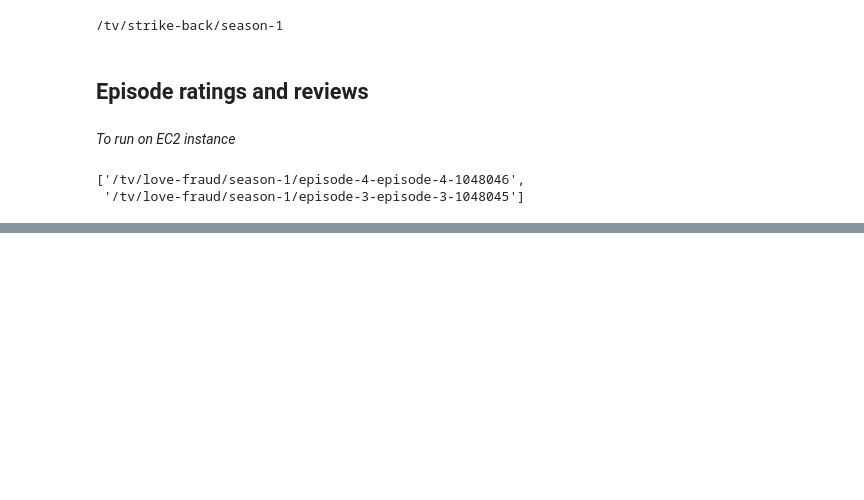
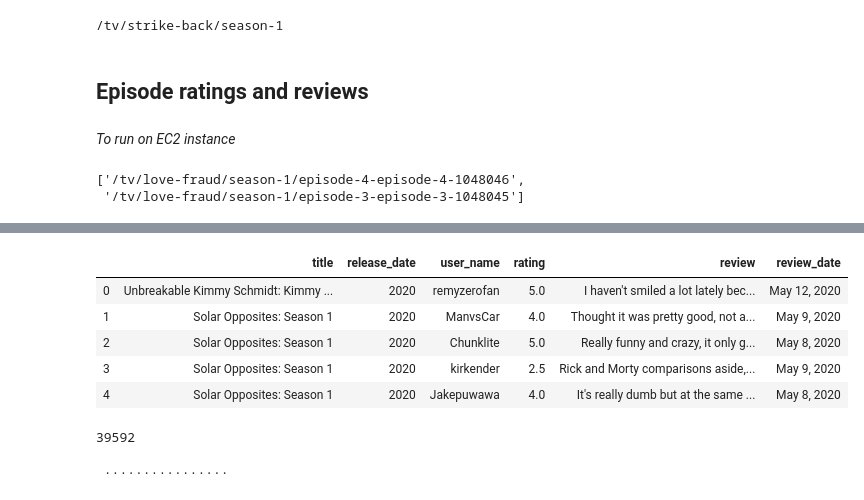
Before and after one commit to BloomTech-Labs/Groa-ds, a Jupyter notebook: web_scraping/Metacritic_scraper.ipynb, the cells around one changed output, grey strips where cells are left out. Drawn from its saved outputs; the diff is of its cells as text; code cells hidden in the pictures; blank space fills up the shorter version.

Commit message:
data cleaning and insert into DB

```diff
--- a/web_scraping/Metacritic_scraper.ipynb
+++ b/web_scraping/Metacritic_scraper.ipynb
@@ -605,0 +601,6 @@ TO DO:
+# %%
+import pandas as pd
+# Read the season_ratings and series_ratings csv files
+season = pd.read_csv('season_ratings.csv')
+series = pd.read_csv('series_ratings.csv')
+season.shape, series.shape
@@ -605,0 +609,5 @@ TO DO:
+# %%
+# Concatente the dataframes
+frames = [season, series]
+df = pd.concat(frames)
+df.shape
@@ -605,0 +616,4 @@ TO DO:
+# %%
+# I scraped the ratings on the scale 1-10
+# Divide rating by 2
+df['rating'] /= 2
@@ -605,0 +648,10 @@ TO DO:
+# %%
+# Clean the data and save only the release year when possible
+years = []
+for d in df['release_date'].tolist():
+    try:
+        year = d.split(', ')[1]
+    except:
+        year = None
+    years.append(year)
+df['release_date'] = years
@@ -605,0 +697,24 @@ TO DO:
+# %%
+df.head()
+# %% [output]
+|  | title | release_date | user_name | rating | review | review_date |
+| 0 | Unbreakable Kimmy Schmidt: Kimmy ... | 2020 | remyzerofan | 5.0 | I haven't smiled a lot lately bec... | May 12, 2020 |
+| 1 | Solar Opposites: Season 1 | 2020 | ManvsCar | 4.0 | Thought it was pretty good, not a... | May 9, 2020 |
+| 2 | Solar Opposites: Season 1 | 2020 | Chunklite | 5.0 | Really funny and crazy, it only g... | May 8, 2020 |
+| 3 | Solar Opposites: Season 1 | 2020 | kirkender | 2.5 | Rick and Morty comparisons aside,... | May 9, 2020 |
+| 4 | Solar Opposites: Season 1 | 2020 | Jakepuwawa | 4.0 | It's really dumb but at the same ... | May 8, 2020 |
+# %%
+tv_reviews_lst = []
+titles = df['title'].tolist()
+release_dates = df['release_date'].tolist()
+user_names = df['user_name'].tolist()
+ratings = df['rating'].tolist()
+reviews = df['review'].tolist()
+review_dates = df['review_date'].tolist()
+
+for i in range(len(df)):
+    tv_reviews_lst.append([titles[i], release_dates[i], user_names[i], ratings[i], reviews[i], review_dates[i]])
+
+len(tv_reviews_lst)
+# %% [output]
+39592
@@ -605,0 +725,10 @@ TO DO:
+# %%
+connection = psycopg2.connect(
+    database  = "postgres",
+    user      = "postgres",
+    password  = getpass(), # secure password entry. Enter DB password in the prompt and press Enter.
+    host      = "groa.cbayt2opbptw.us-east-1.rds.amazonaws.com",
+    port      = '5432'
+)
+# %% [output]
+ ················
```
Also changed, not shown: parts of 12 cells of this notebook.
